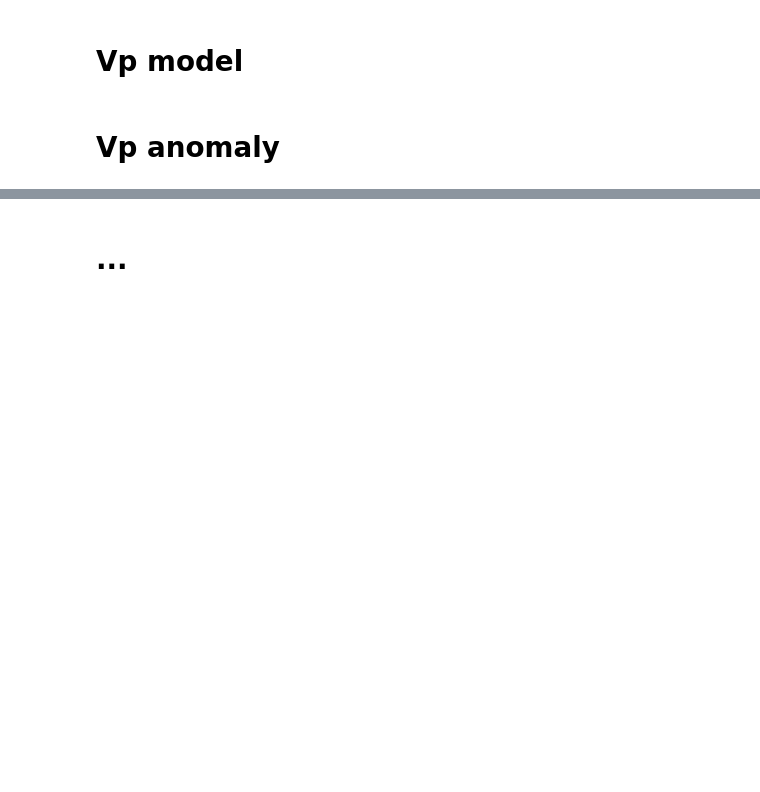
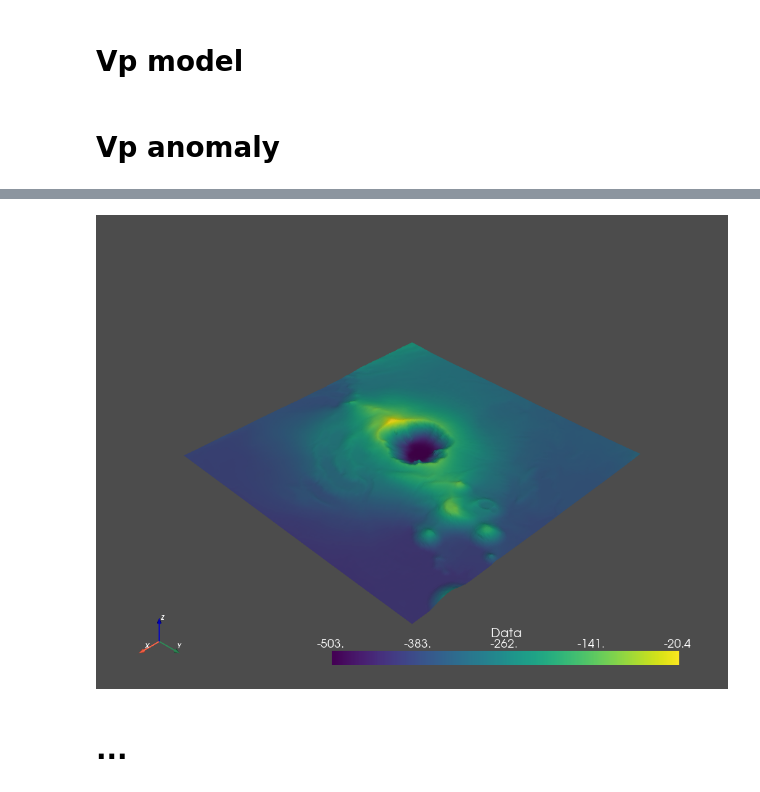
Before and after one commit to kmch/pyvista-examples, a Jupyter notebook: notebooks/myown/kolumbo.ipynb, the cells around one changed output, grey strips where cells are left out. Saved outputs shown, nothing was run; the diff lists cells and outputs as text; code cells hidden in the pictures; blank space fills up the shorter version.

```diff
--- a/notebooks/myown/kolumbo.ipynb
+++ b/notebooks/myown/kolumbo.ipynb
@@ -88,2 +106,6 @@ p.show()
+# %%
+grid.plot()
+# %% [output]
+[figure, added]
 # %% [markdown]
 # ...
```
Also changed, not shown: parts of 12 cells of this notebook, 3 other files.
